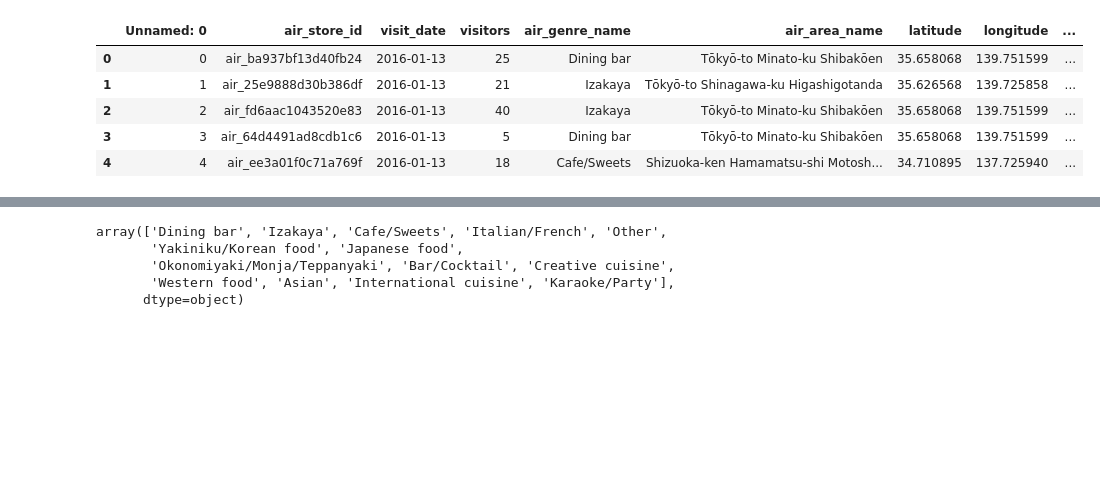
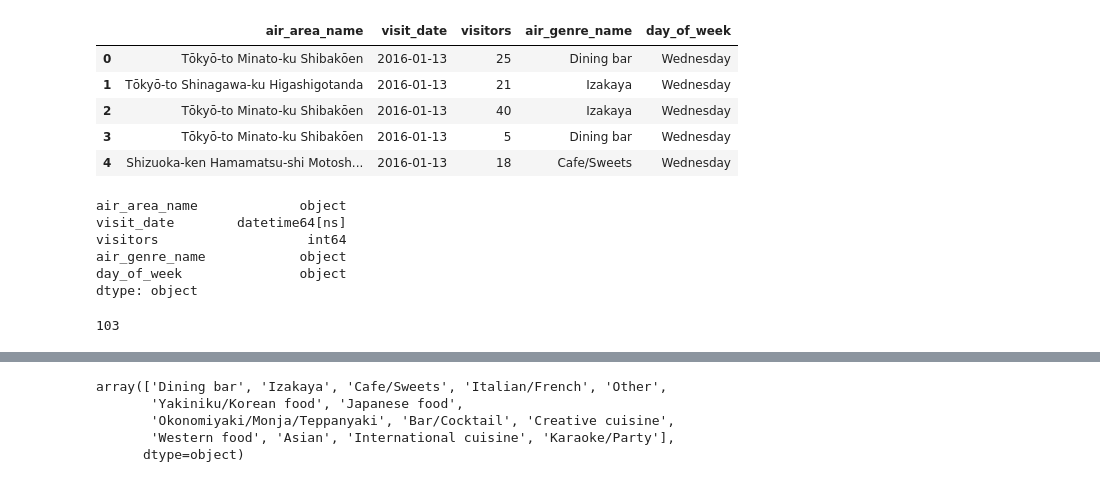
Before and after one commit to Gan001/dataviz-final-project, a Jupyter notebook: Air_Jordans.ipynb, the cells around one changed output, grey strips where cells are left out. Drawn from its saved outputs; the diff is of its cells as text; code cells hidden in the pictures; blank space fills up the shorter version.

```diff
--- a/Air_Jordans.ipynb
+++ b/Air_Jordans.ipynb
@@ -6,11 +9,12 @@ import matplotlib.pyplot as plt
 # %%
 air_jordan_df = pd.read_csv(os.path.join("air_jordan.csv"))
 # %%
+air_jordan_df = air_jordan_df[["air_area_name","visit_date","visitors","air_genre_name","day_of_week"]]
 air_jordan_df.head(5)
 # %% [output]
-|  | Unnamed: 0 | air_store_id | visit_date | visitors | air_genre_name | air_area_name | latitude | longitude | ... |
-| 0 | 0 | air_ba937bf13d40fb24 | 2016-01-13 | 25 | Dining bar | Tōkyō-to Minato-ku Shibakōen | 35.658068 | 139.751599 | ... |
-| 1 | 1 | air_25e9888d30b386df | 2016-01-13 | 21 | Izakaya | Tōkyō-to Shinagawa-ku Higashigotanda | 35.626568 | 139.725858 | ... |
-| 2 | 2 | air_fd6aac1043520e83 | 2016-01-13 | 40 | Izakaya | Tōkyō-to Minato-ku Shibakōen | 35.658068 | 139.751599 | ... |
-| 3 | 3 | air_64d4491ad8cdb1c6 | 2016-01-13 | 5 | Dining bar | Tōkyō-to Minato-ku Shibakōen | 35.658068 | 139.751599 | ... |
-| 4 | 4 | air_ee3a01f0c71a769f | 2016-01-13 | 18 | Cafe/Sweets | Shizuoka-ken Hamamatsu-shi Motosh... | 34.710895 | 137.725940 | ... |
+|  | air_area_name | visit_date | visitors | air_genre_name | day_of_week |
+| 0 | Tōkyō-to Minato-ku Shibakōen | 2016-01-13 | 25 | Dining bar | Wednesday |
+| 1 | Tōkyō-to Shinagawa-ku Higashigotanda | 2016-01-13 | 21 | Izakaya | Wednesday |
+| 2 | Tōkyō-to Minato-ku Shibakōen | 2016-01-13 | 40 | Izakaya | Wednesday |
+| 3 | Tōkyō-to Minato-ku Shibakōen | 2016-01-13 | 5 | Dining bar | Wednesday |
+| 4 | Shizuoka-ken Hamamatsu-shi Motosh... | 2016-01-13 | 18 | Cafe/Sweets | Wednesday |
@@ -16,0 +25,15 @@ air_jordan_df.head(5)
+# %%
+air_jordan_df["visit_date"] = new_date
+air_jordan_df.dtypes
+# %% [output]
+air_area_name             object
+visit_date        datetime64[ns]
+visitors                   int64
+air_genre_name            object
+day_of_week               object
+dtype: object
+# %%
+area_array = list(air_jordan_df["air_area_name"].unique())
+len(area_array)
+# %% [output]
+103
```
Also changed, not shown: parts of 7 cells of this notebook, 1 other file.
